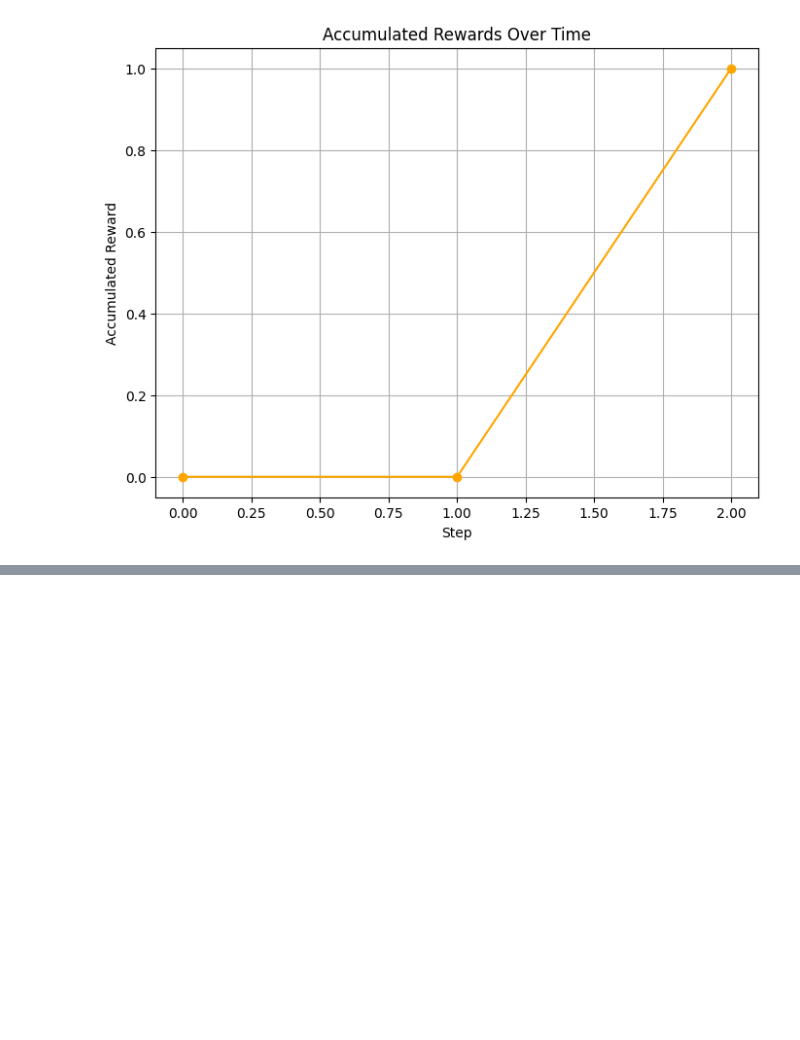
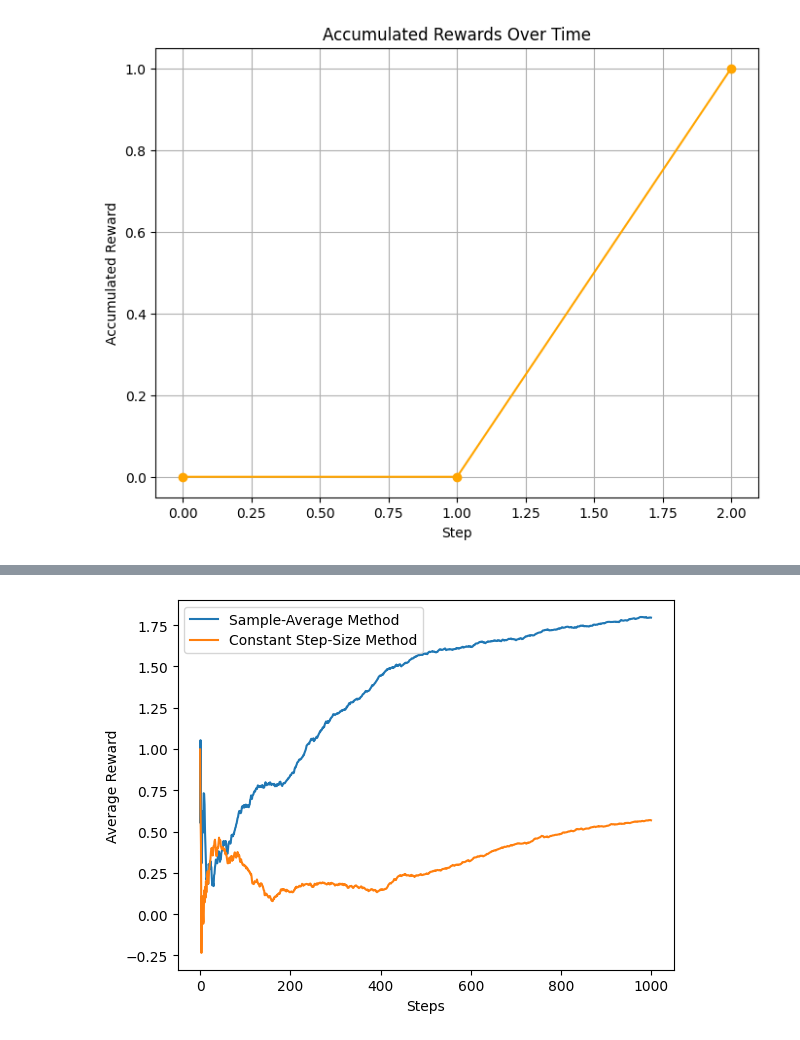
Before and after one commit to Mbigdeli2003/RL_training, a Jupyter notebook: RL_TA_Session_1.ipynb, the cells around one changed output, grey strips where cells are left out. Cells and saved outputs as stored; diff of their text form; code cells hidden in the pictures; blank space fills up the shorter version.

```diff
--- a/RL_TA_Session_1.ipynb
+++ b/RL_TA_Session_1.ipynb
@@ -210,0 +230,74 @@ plot_accumulated_rewards(accumulated_rewards)
+# %%
+import numpy as np
+import matplotlib.pyplot as plt
+
+# Define the non-stationary 10-armed bandit environment
+def create_bandit(k=10):
+    """Initialize the non-stationary bandit with k arms."""
+    q_true = np.random.normal(0, 1, k)  # True action values
+    return q_true
+
+def pull_arm(q_true, action):
+    """Simulate pulling an arm in the bandit and getting a reward."""
+    reward = np.random.normal(q_true[action], 1)  # Gaussian reward around true value
+    q_true += np.random.normal(0, 0.01, len(q_true))  # Non-stationary drift
+    return reward, q_true
+
+# Define the agent's behavior with epsilon-greedy policy
+def epsilon_greedy_action(q_estimates, epsilon):
+    """Choose an action using epsilon-greedy strategy."""
+    if np.random.rand() < epsilon:
+        return np.random.choice(len(q_estimates))  # Exploration
+    else:
+        return np.argmax(q_estimates)  # Exploitation
+
+# Sample-average update method
+def sample_average_update(q_estimates, action, reward, action_counts):
+    """Update action-value estimate using sample-average method."""
+    action_counts[action] += 1
+    q_estimates[action] += (reward - q_estimates[action]) / action_counts[action]
+    return q_estimates, action_counts
+
+# Constant step-size update method
+def constant_step_size_update(q_estimates, action, reward, alpha=0.1):
+    """Update action-value estimate using constant step-size method."""
+    q_estimates[action] += alpha * (reward - q_estimates[action])
+    return q_estimates
+
+# Running the experiment
+def run_bandit_experiment(steps=1000, k=10, epsilon=0.1, method='sample_average', alpha=None):
+    q_true = create_bandit(k)
+    q_estimates = np.zeros(k)
+    action_counts = np.zeros(k)
+    rewards = []
+
+    for step in range(steps):
+        action = epsilon_greedy_action(q_estimates, epsilon)
+        reward, q_true = pull_arm(q_true, action)
+        rewards.append(reward)
+
+        if method == 'sample_average':
+            q_estimates, action_counts = sample_average_update(q_estimates, action, reward, action_counts)
+        elif method == 'constant_step_size':
+            q_estimates = constant_step_size_update(q_estimates, action, reward, alpha)
+
+    return np.array(rewards)
+
+# Plot the results of the experiment
+def plot_results(steps, rewards_sample_average, rewards_constant_step):
+    """Plot the average rewards over time for both methods."""
+    plt.plot(np.arange(steps), np.cumsum(rewards_sample_average) / np.arange(1, steps+1), label='Sample-Average Method')
+    plt.plot(np.arange(steps), np.cumsum(rewards_constant_step) / np.arange(1, steps+1), label='Constant Step-Size Method')
+    plt.xlabel('Steps')
+    plt.ylabel('Average Reward')
+    plt.legend()
+    plt.show()
+
+# Run and compare the two methods
+steps = 1000
+rewards_sample_average = run_bandit_experiment(steps=steps, method='sample_average')
+rewards_constant_step = run_bandit_experiment(steps=steps, method='constant_step_size', alpha=0.1)
+
+plot_results(steps, rewards_sample_average, rewards_constant_step)
+# %% [output]
+[figure, added]
```
Also changed, not shown: parts of 3 cells of this notebook.
